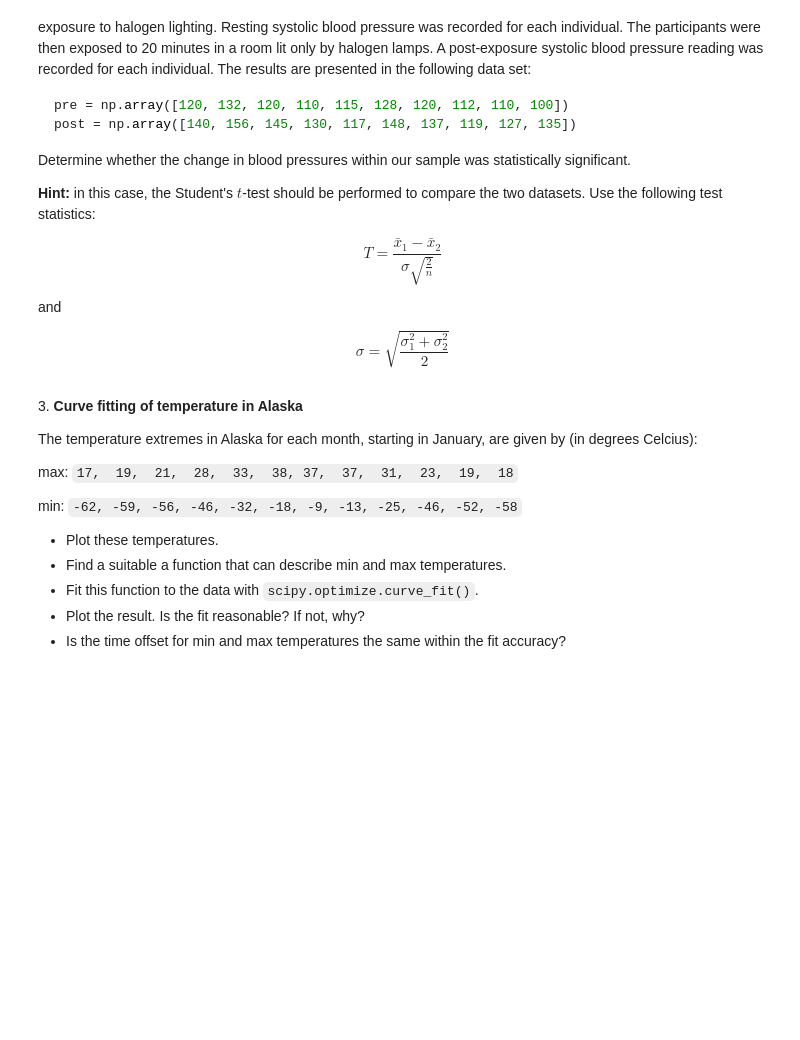
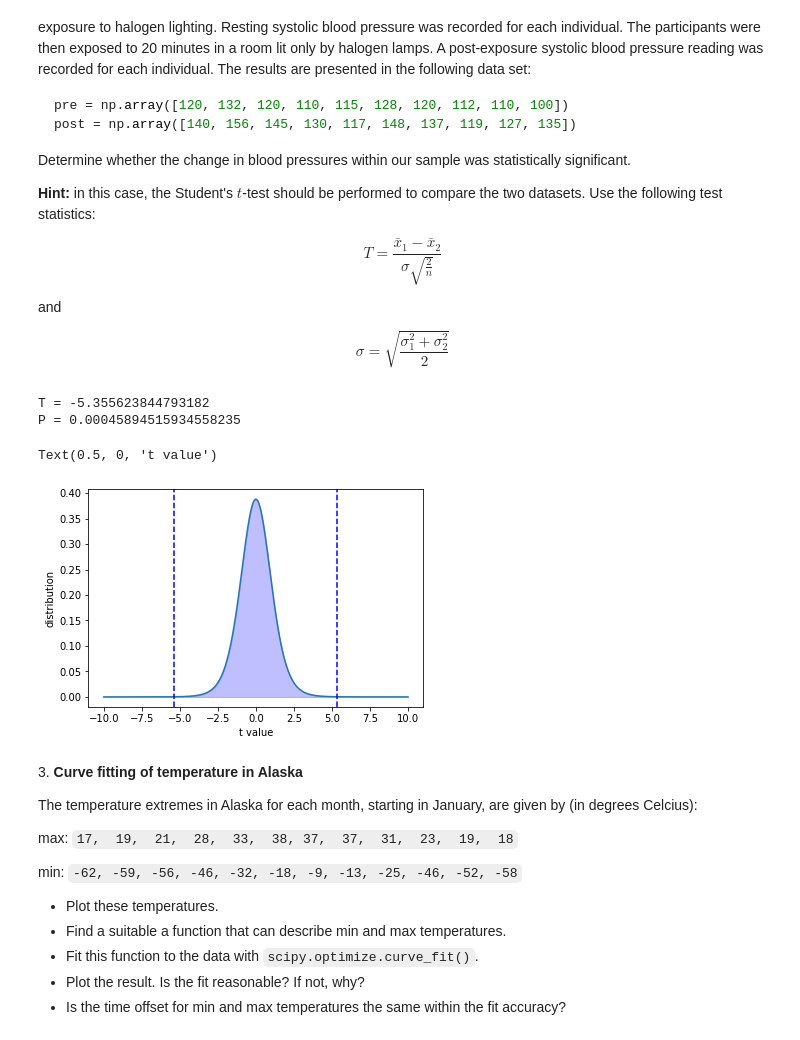
Before and after one commit to zGiada/ScientificComputingWithPython2022, a Jupyter notebook: weekly_exercises/week_8_9_10_11/10ex_tests.ipynb, the cells around one changed output. Drawn from its saved outputs; the diff is of its cells as text; code cells hidden in the pictures; blank space fills up the shorter version.

```diff
--- a/weekly_exercises/week_8_9_10_11/10ex_tests.ipynb
+++ b/weekly_exercises/week_8_9_10_11/10ex_tests.ipynb
@@ -27,6 +45,37 @@ $$T = \frac{\bar{x}_1 - \bar{x}_2}{\sigma \sqrt{\frac{2}{n}}}$$
 and
 
 $$\sigma = \sqrt{\frac{\sigma_1^2 + \sigma_2^2}{2}}$$
+# %%
+pre = np.array([120, 132, 120, 110, 115, 128, 120, 112, 110, 100])
+post = np.array([140, 156, 145, 130, 117, 148, 137, 119, 127, 135])
+
+v_1 = np.sqrt(np.var(pre, ddof=1))
+v_2 = np.sqrt(np.var(post, ddof=1))
+
+sigma = np.sqrt(((v_1**2) + (v_2**2)) / 2)
+
+mean_pre = np.mean(pre)
+mean_post = np.mean(post)
+
+n = len(pre)
+T = (mean_pre - mean_post) / (sigma / np.sqrt(n))
+print("T =", T)
+print("P =", stats.t.cdf(T, n - 1) + (1. - stats.t.cdf(-T, n - 1)))
+
+f_x = np.linspace(-10, 10, 500)
+t_value = stats.t.pdf(f_x, n - 1)
+
+plt.plot(f_x, t_value)
+plt.fill_between(f_x, t_value, where=(np.abs(f_x) > np.abs(0)), color='blue', alpha=0.25)
+plt.axvline(T, linestyle='--', color='blue')
+plt.axvline(-T, linestyle='--', color='blue')
+plt.ylabel("distribution")
+plt.xlabel("t value")
+# %% [output]
+T = -5.355623844793182
+P = 0.00045894515934558235
+Text(0.5, 0, 't value')
+[figure, added]
 # %% [markdown]
 3\. **Curve fitting of temperature in Alaska**
 
```
Also changed, not shown: parts of 2 cells of this notebook, 1 other file.
